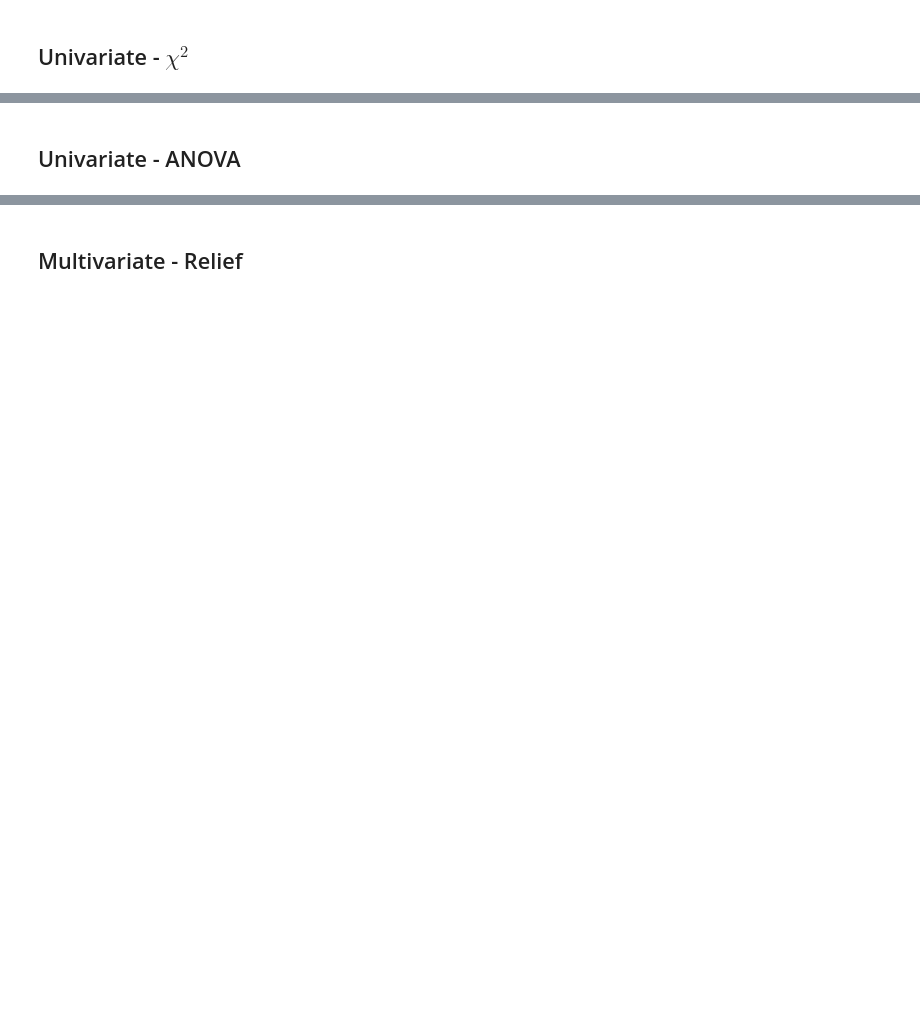
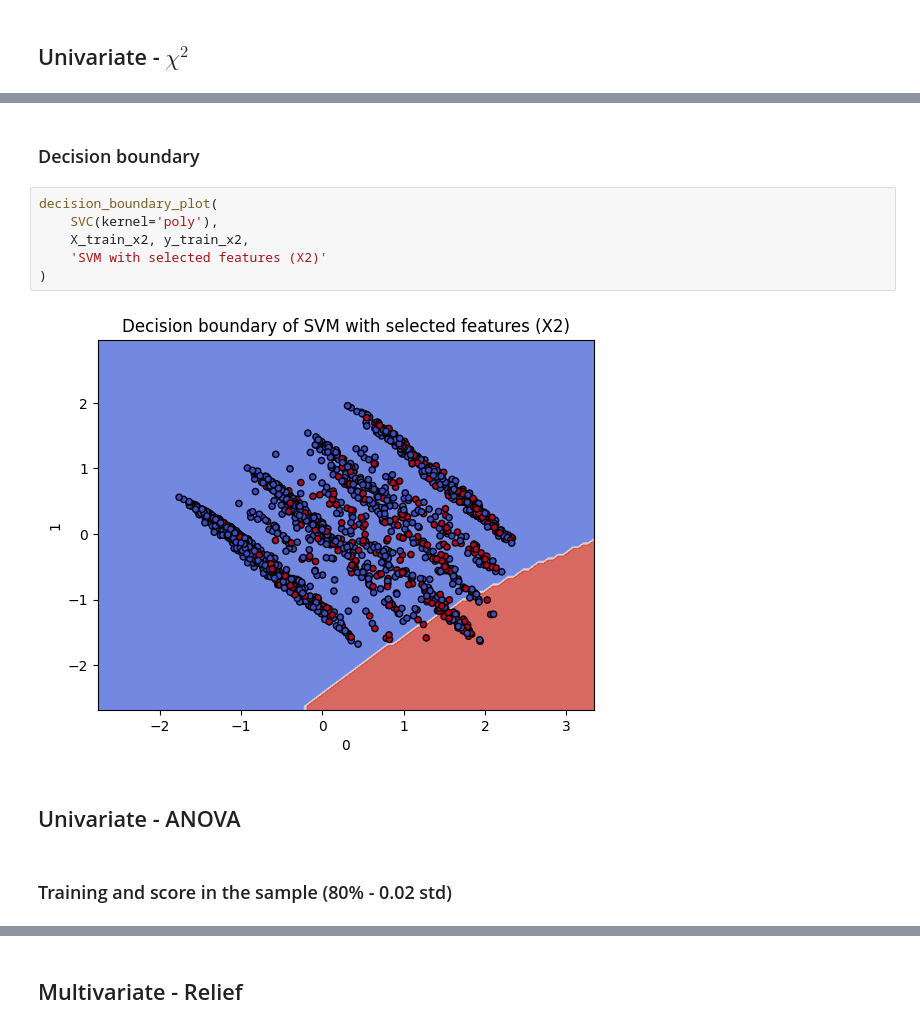
Before and after one commit to gabyarte/projects-ml, a Jupyter notebook: notebooks/3a_non_probabilistic_models.ipynb, the cells around one changed output, grey strips where cells are left out. Cells and saved outputs as stored; diff of their text form; blank space fills up the shorter version.

```diff
--- a/notebooks/3a_non_probabilistic_models.ipynb
+++ b/notebooks/3a_non_probabilistic_models.ipynb
@@ -99,2 +186,14 @@ plt.show()
+# %% [markdown]
+### Decision boundary
+# %%
+decision_boundary_plot(
+    SVC(kernel='poly'),
+    X_train_x2, y_train_x2,
+    'SVM with selected features (X2)'
+)
+# %% [output]
+[figure, added]
 # %% [markdown]
 ## Univariate - ANOVA
+# %% [markdown]
+### Training and score in the sample (80% - 0.02 std)
```
Also changed, not shown: parts of 37 cells of this notebook, 1 other file.
